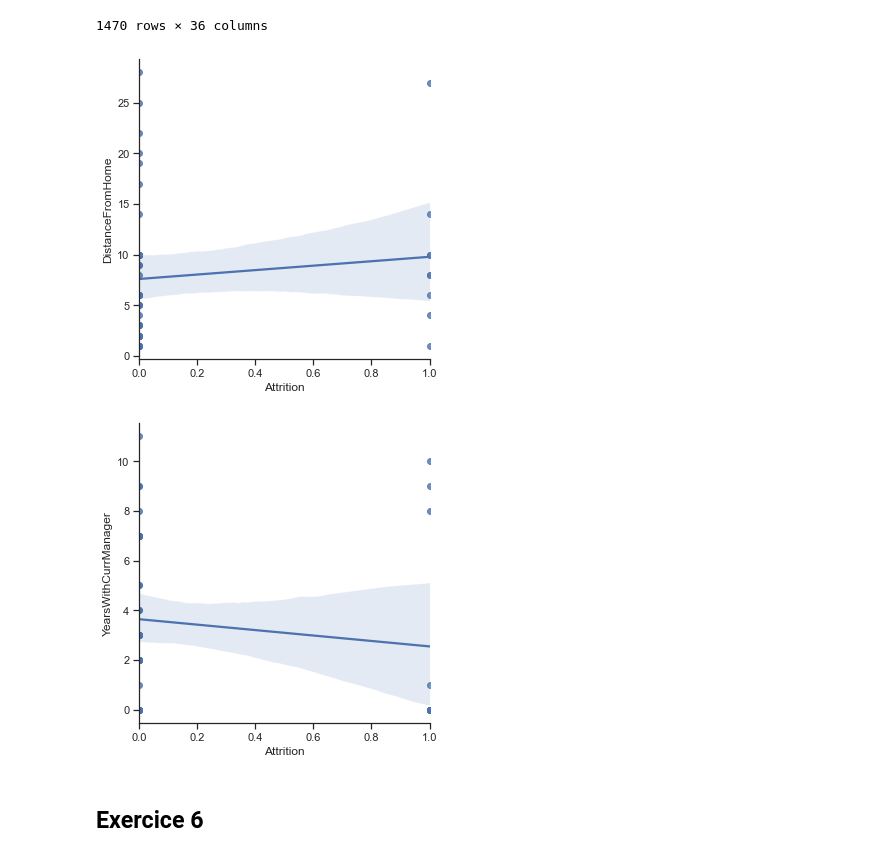
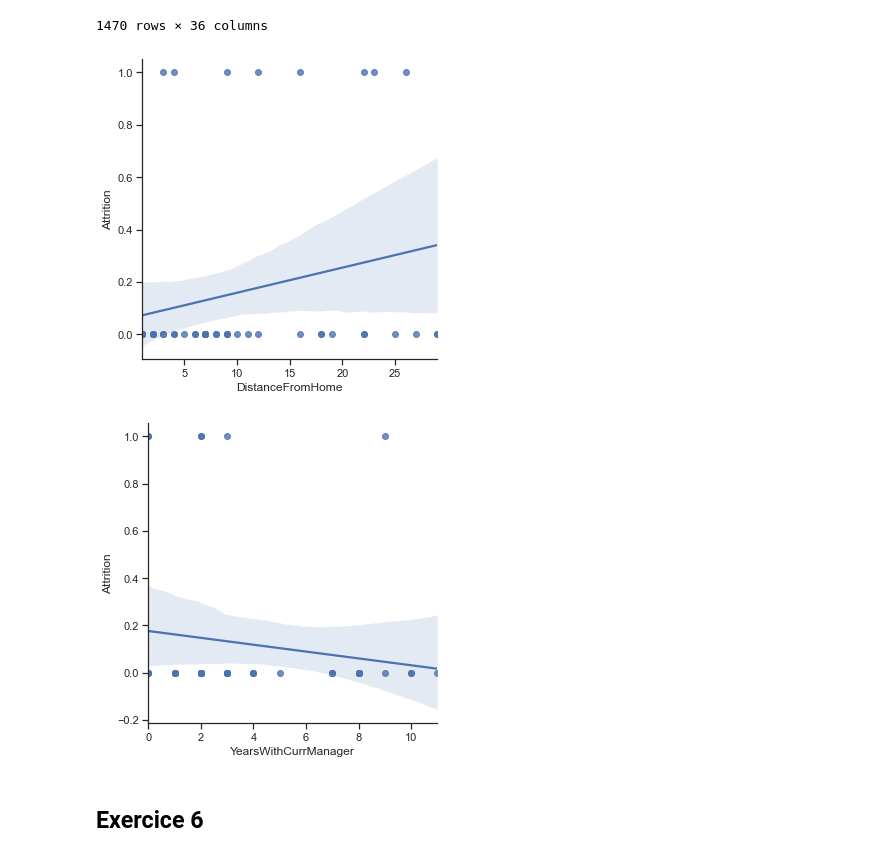
Before and after one commit to Q-Pi/ML, a Jupyter notebook: jour1/exosData.ipynb, the cells around one changed output. Drawn from its saved outputs; the diff is of its cells as text; code cells hidden in the pictures.

```diff
--- a/jour1/exosData.ipynb
+++ b/jour1/exosData.ipynb
@@ -256,13 +280,13 @@ df
 | 1469 | 34 | 0 | Travel_Rarely | 628 | Research & Development | 8 | 3 | ... |
 1470 rows × 36 columns
 # %%
-g = sns.lmplot(x="Attrition", y="DistanceFromHome", data=df.sample(50))
+g = sns.lmplot(y="Attrition", x="DistanceFromHome", data=df.sample(50))
 # %% [output]
-[figure, old version]
+[figure, new version]
 # %%
-g = sns.lmplot(x="Attrition", y="YearsWithCurrManager", data=df.sample(50))
+g = sns.lmplot(y="Attrition", x="YearsWithCurrManager", data=df.sample(50))
 # %% [output]
-[figure, old version]
+[figure, new version]
 # %% [markdown]
 ## Exercice 6
 # %%
```
Also changed, not shown: parts of 8 cells of this notebook, 34 other files.
